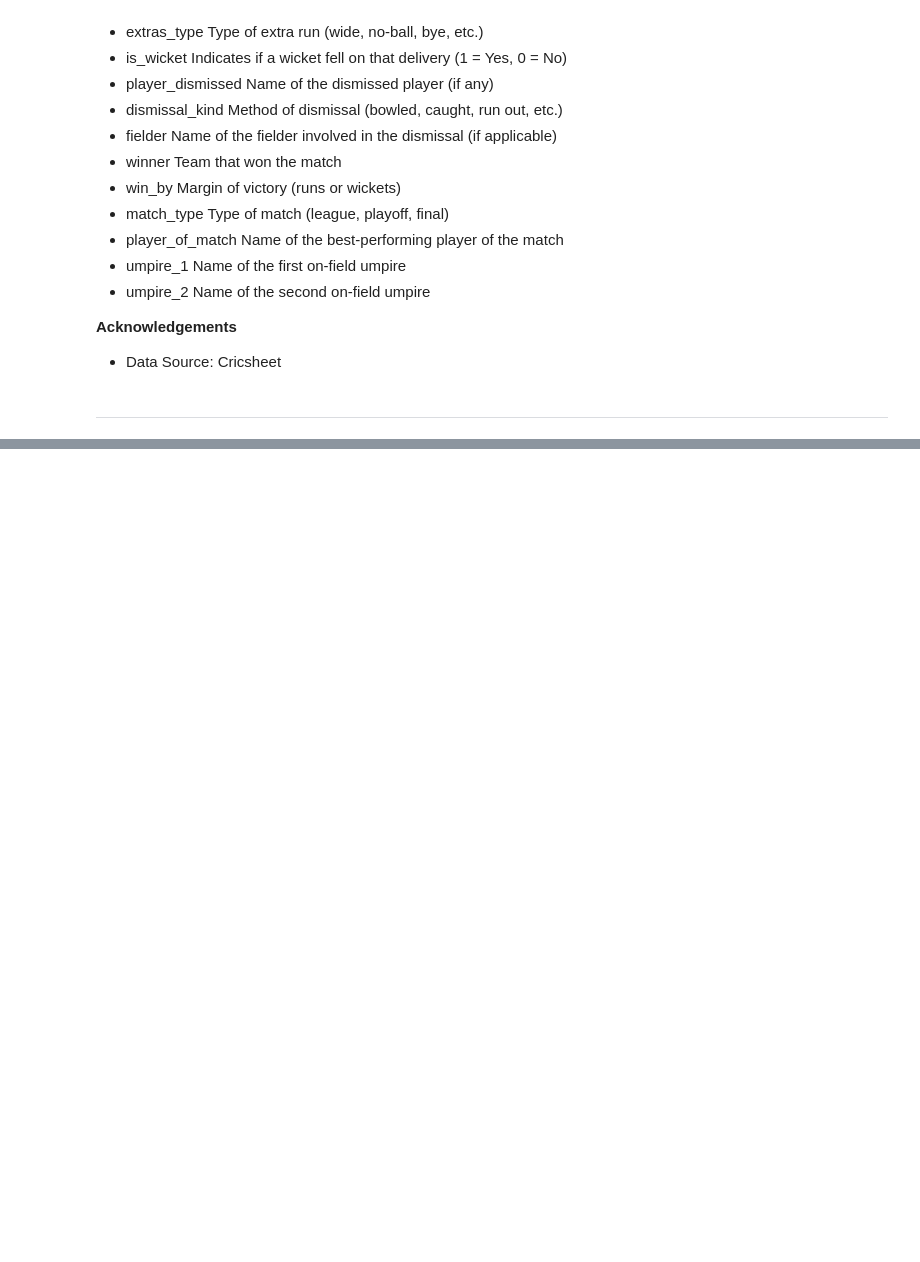
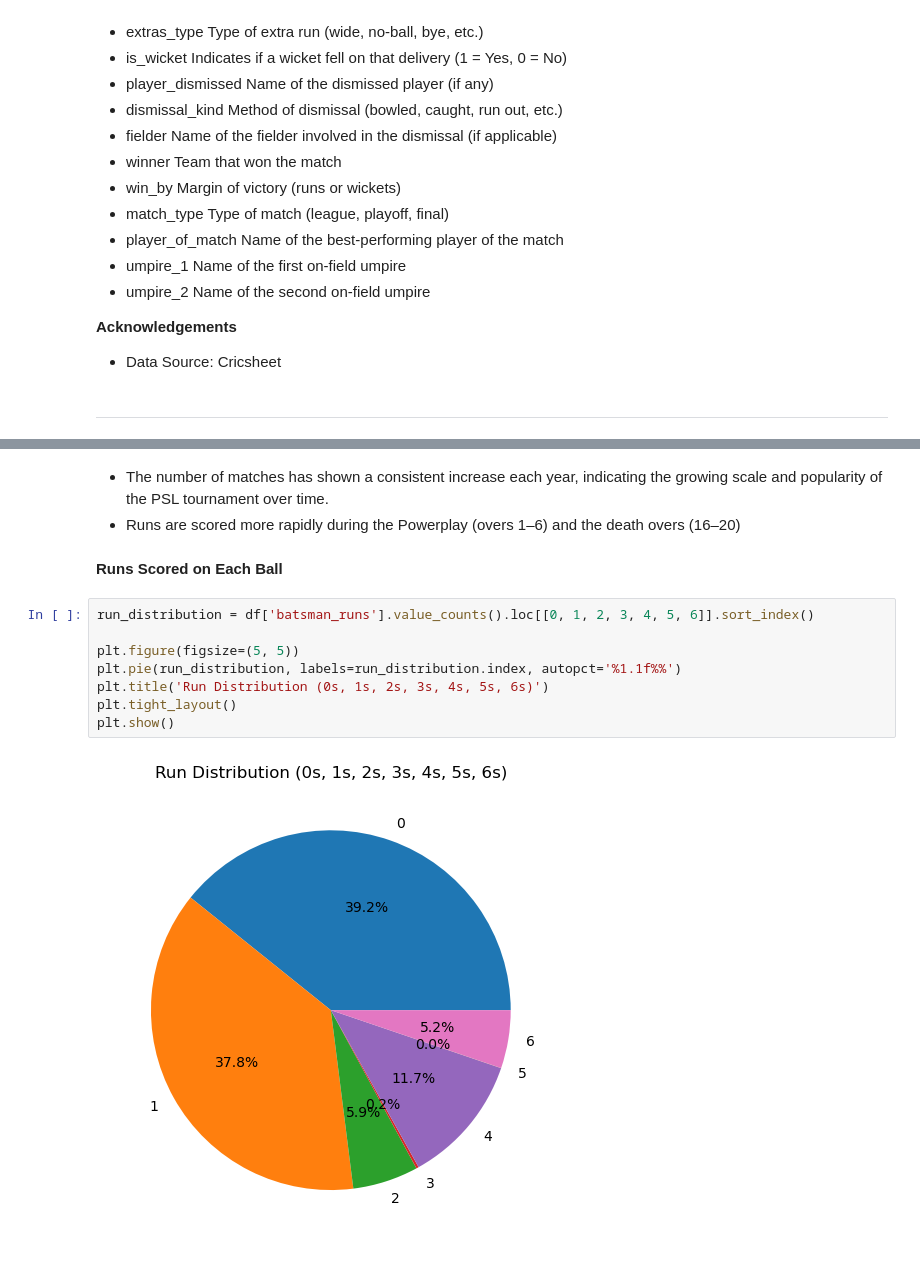
Before and after one commit to danisharain12/Machine-Learning-Projects, a Jupyter notebook: PSL 2025 Winner Prediction/PSL_2025_Winner_Prediction.ipynb, the cells around one changed output, grey strips where cells are left out. Saved outputs shown, nothing was run; the diff lists cells and outputs as text; blank space fills up the shorter version.

```diff
--- a/PSL 2025 Winner Prediction/PSL_2025_Winner_Prediction.ipynb
+++ b/PSL 2025 Winner Prediction/PSL_2025_Winner_Prediction.ipynb
@@ -118,0 +420,15 @@ Aggregate 2024 season + squad stats → make a probabilistic prediction of who i
+# %% [markdown]
+- The number of matches has shown a consistent increase each year, indicating the growing scale and popularity of the PSL tournament over time.
+- Runs are scored more rapidly during the Powerplay (overs 1–6) and the death overs (16–20)
+# %% [markdown]
+**Runs Scored on Each Ball**
+# %%
+run_distribution = df['batsman_runs'].value_counts().loc[[0, 1, 2, 3, 4, 5, 6]].sort_index()
+
+plt.figure(figsize=(5, 5))
+plt.pie(run_distribution, labels=run_distribution.index, autopct='%1.1f%%')
+plt.title('Run Distribution (0s, 1s, 2s, 3s, 4s, 5s, 6s)')
+plt.tight_layout()
+plt.show()
+# %% [output]
+[figure, added]
```
Also changed, not shown: parts of 61 cells of this notebook.
